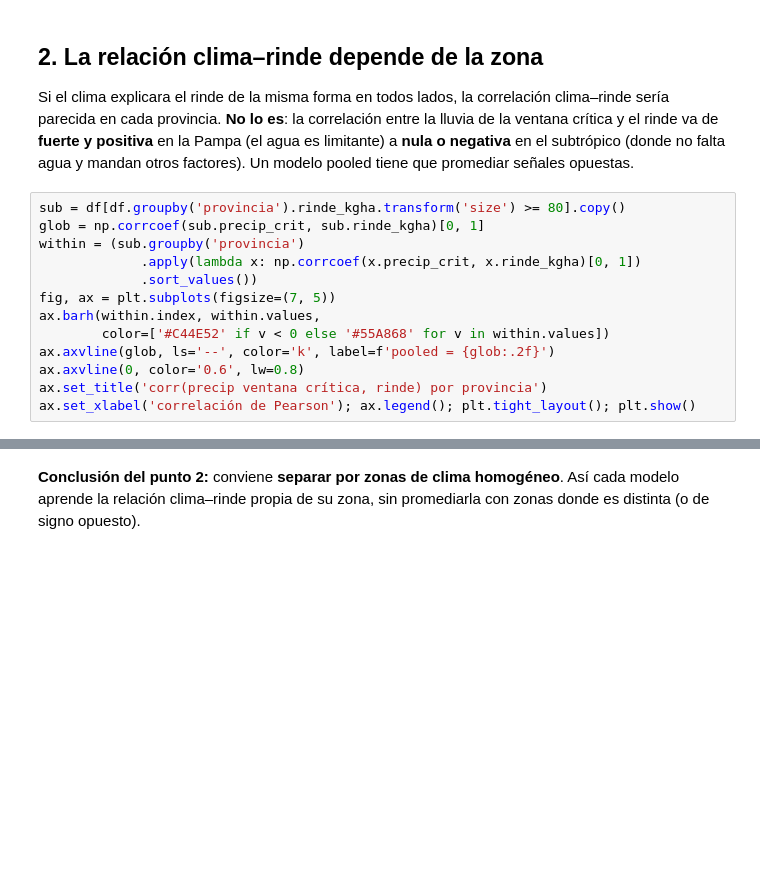
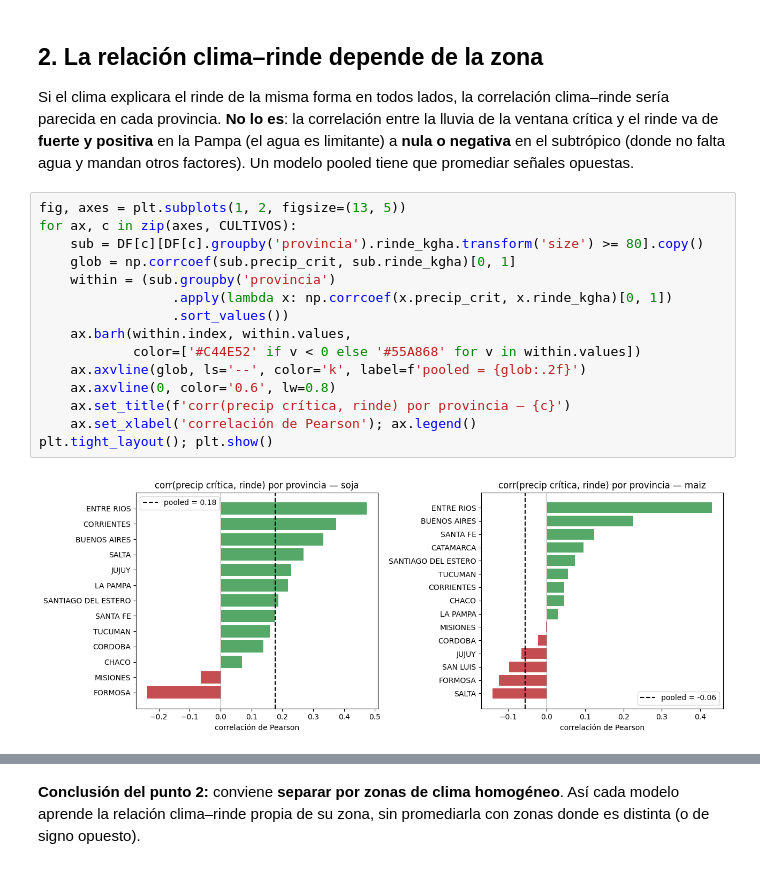
Before and after one commit to Castanosjoaquin/Trabajo_final_ML, a Jupyter notebook: componente_b/experimentos/00_eda_rinde_y_features.ipynb, the cells around one changed output, grey strips where cells are left out. Drawn from its saved outputs; the diff is of its cells as text; blank space fills up the shorter version.

```diff
--- a/componente_b/experimentos/00_eda_rinde_y_features.ipynb
+++ b/componente_b/experimentos/00_eda_rinde_y_features.ipynb
@@ -81,16 +124,20 @@ lluvia de la ventana crítica y el rinde va de **fuerte y positiva** en la Pampa
 agua es limitante) a **nula o negativa** en el subtrópico (donde no falta agua y
 mandan otros factores). Un modelo pooled tiene que promediar señales opuestas.
 # %%
-sub = df[df.groupby('provincia').rinde_kgha.transform('size') >= 80].copy()
-glob = np.corrcoef(sub.precip_crit, sub.rinde_kgha)[0, 1]
-within = (sub.groupby('provincia')
-             .apply(lambda x: np.corrcoef(x.precip_crit, x.rinde_kgha)[0, 1])
-             .sort_values())
-fig, ax = plt.subplots(figsize=(7, 5))
-ax.barh(within.index, within.values,
-        color=['#C44E52' if v < 0 else '#55A868' for v in within.values])
-ax.axvline(glob, ls='--', color='k', label=f'pooled = {glob:.2f}')
-ax.axvline(0, color='0.6', lw=0.8)
-ax.set_title('corr(precip ventana crítica, rinde) por provincia')
-ax.set_xlabel('correlación de Pearson'); ax.legend(); plt.tight_layout(); plt.show()
+fig, axes = plt.subplots(1, 2, figsize=(13, 5))
+for ax, c in zip(axes, CULTIVOS):
+    sub = DF[c][DF[c].groupby('provincia').rinde_kgha.transform('size') >= 80].copy()
+    glob = np.corrcoef(sub.precip_crit, sub.rinde_kgha)[0, 1]
+    within = (sub.groupby('provincia')
+                 .apply(lambda x: np.corrcoef(x.precip_crit, x.rinde_kgha)[0, 1])
+                 .sort_values())
+    ax.barh(within.index, within.values,
+            color=['#C44E52' if v < 0 else '#55A868' for v in within.values])
+    ax.axvline(glob, ls='--', color='k', label=f'pooled = {glob:.2f}')
+    ax.axvline(0, color='0.6', lw=0.8)
+    ax.set_title(f'corr(precip crítica, rinde) por provincia — {c}')
+    ax.set_xlabel('correlación de Pearson'); ax.legend()
+plt.tight_layout(); plt.show()
+# %% [output]
+[figure, added]
 # %%
```
Also changed, not shown: parts of 8 cells of this notebook, 46 other files.
